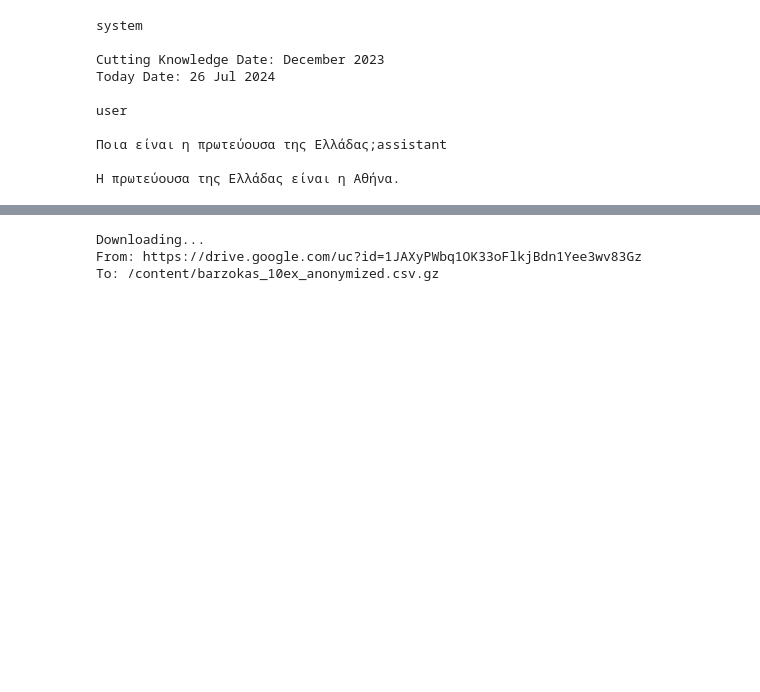
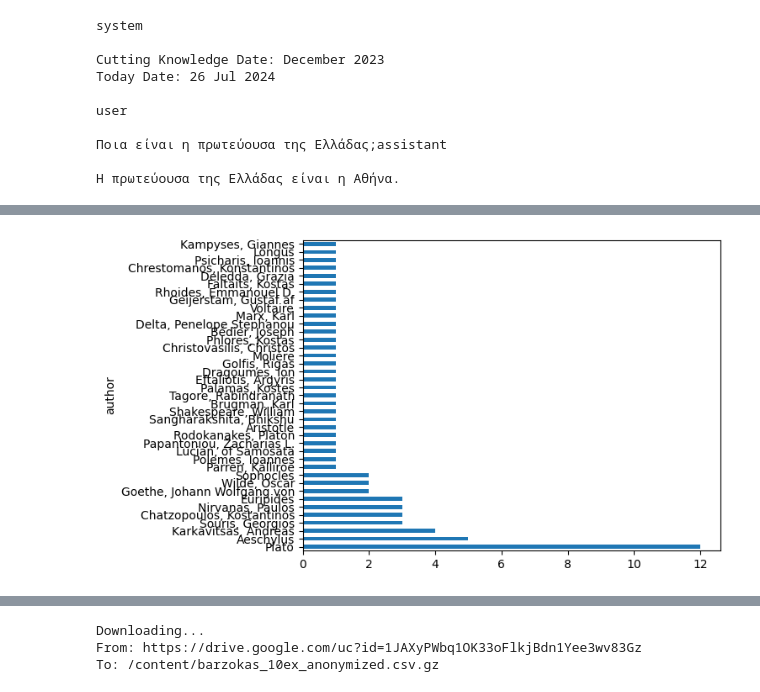
Before and after one commit to greek-nlp/benchmark, a Jupyter notebook: impostors_krikri.ipynb, the cells around one changed output, grey strips where cells are left out. Drawn from its saved outputs; the diff is of its cells as text; code cells hidden in the pictures; blank space fills up the shorter version.

Commit message:
Added gutenberg and turned the prompt for identification to greek

```diff
--- a/impostors_krikri.ipynb
+++ b/impostors_krikri.ipynb
@@ -111,0 +112,18 @@ def prompt_krikri(model, prompt, system_prompt, temperature=0.3):
+# %%
+%%capture
+!git clone https://github.com/greek-nlp/gen-a.git
+!git clone https://github.com/greek-nlp/benchmark.git
+!pip install zenodo-get
+!pip install datasets
+!pip install conll-df
+
+import pandas as pd
+import importlib
+
+gr_data = pd.read_csv('gen-a/data.csv')
+gena = importlib.import_module("gen-a.data_wrapper")
+# %%
+barzokas = gena.BarzokasDt(datasets=gr_data).get('train')
+barzokas.drop_duplicates(inplace=True, subset=['text'])
+barzokas = barzokas[barzokas.status=='parsable']
+barzokas = barzokas[barzokas.tokensCount>1000]
@@ -111,0 +133,5 @@ def prompt_krikri(model, prompt, system_prompt, temperature=0.3):
+# %%
+gutenberg = barzokas[barzokas.publisher=='project_gutenberg']
+gutenberg.author.value_counts().plot.barh();
+# %% [output]
+[figure, added]
```
Also changed, not shown: parts of 19 cells of this notebook.
